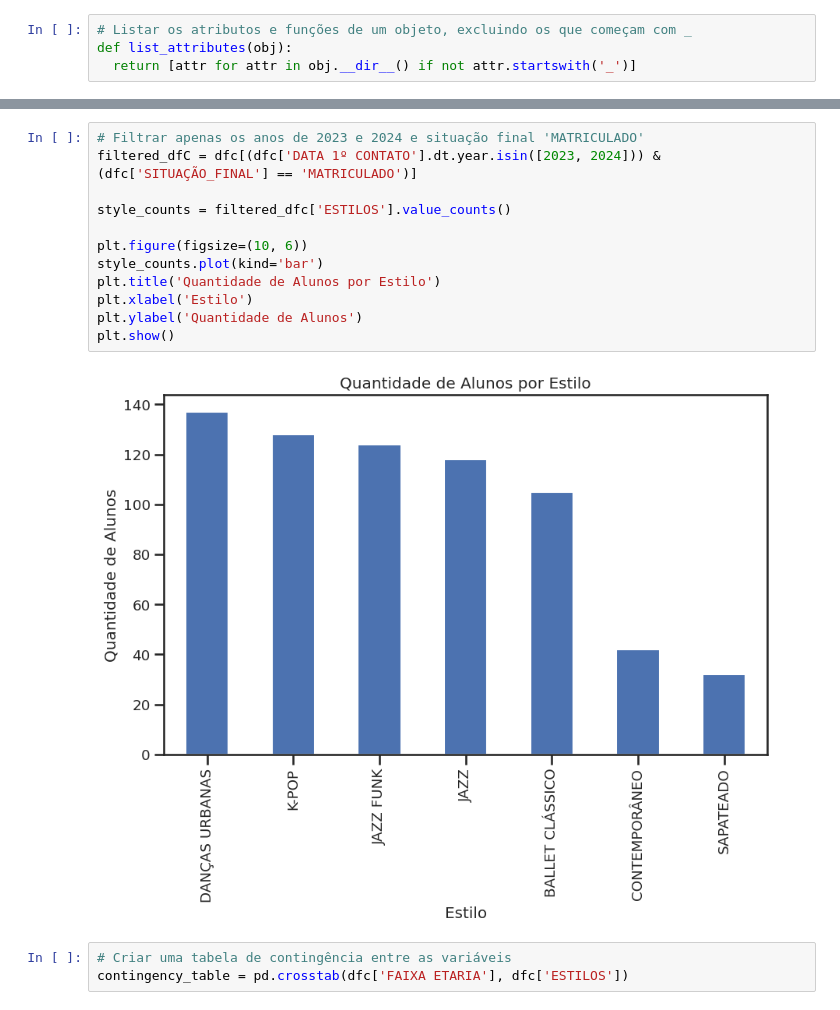
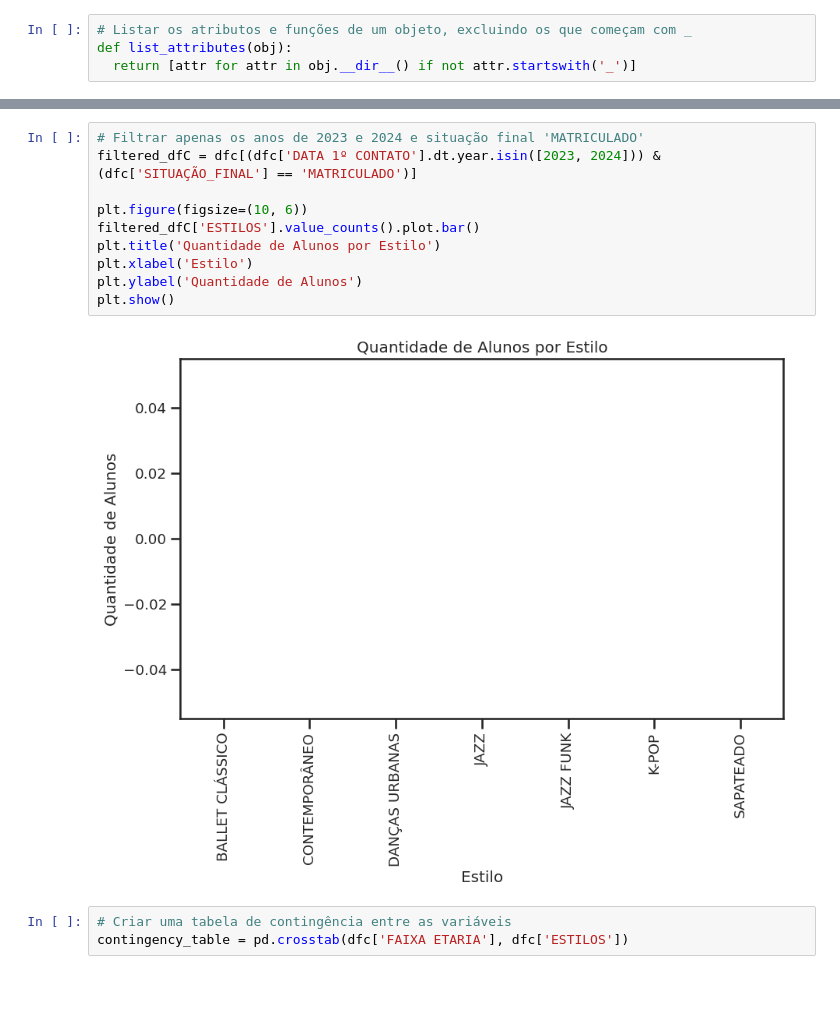
Before and after one commit to KoreTane/PredictiveLeadManagement, a Jupyter notebook: CBS_Dance_EDA.ipynb, the cells around one changed output, grey strips where cells are left out. Cells and saved outputs as stored; diff of their text form.

```diff
--- a/CBS_Dance_EDA.ipynb
+++ b/CBS_Dance_EDA.ipynb
@@ -64,17 +64,15 @@ plt.show()
 # %%
 # Filtrar apenas os anos de 2023 e 2024 e situação final 'MATRICULADO'
 filtered_dfC = dfc[(dfc['DATA 1º CONTATO'].dt.year.isin([2023, 2024])) & (dfc['SITUAÇÃO_FINAL'] == 'MATRICULADO')]
 
-style_counts = filtered_dfc['ESTILOS'].value_counts()
-
 plt.figure(figsize=(10, 6))
-style_counts.plot(kind='bar')
+filtered_dfC['ESTILOS'].value_counts().plot.bar()
 plt.title('Quantidade de Alunos por Estilo')
 plt.xlabel('Estilo')
 plt.ylabel('Quantidade de Alunos')
 plt.show()
 # %% [output]
-[figure, old version]
+[figure, new version]
 # %%
 # Criar uma tabela de contingência entre as variáveis
 contingency_table = pd.crosstab(dfc['FAIXA ETARIA'], dfc['ESTILOS'])
```
Also changed, not shown: parts of 3 cells of this notebook.
